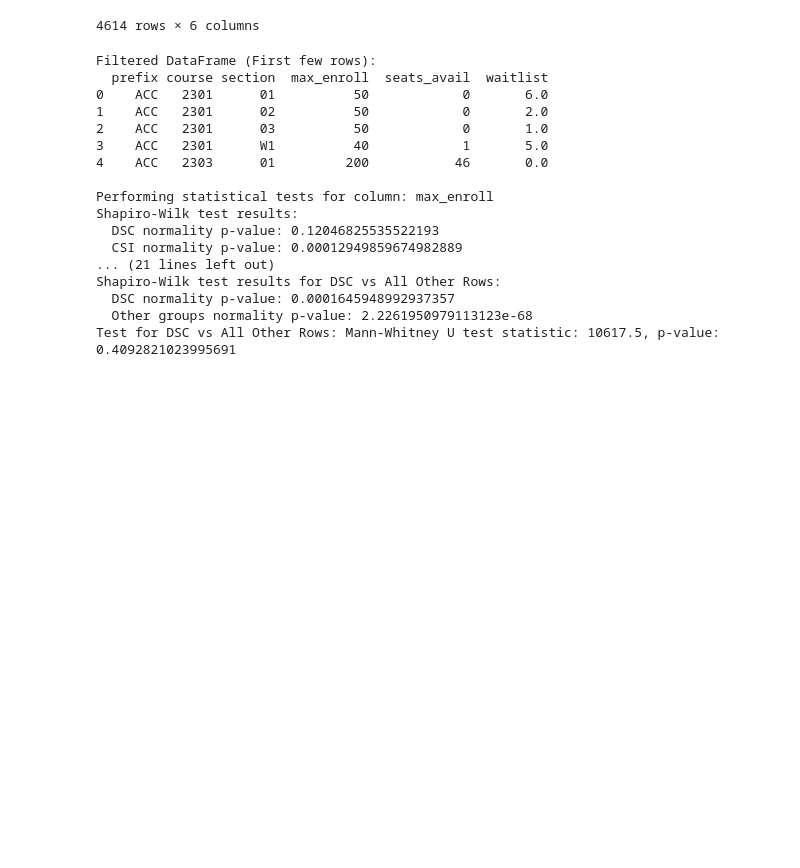
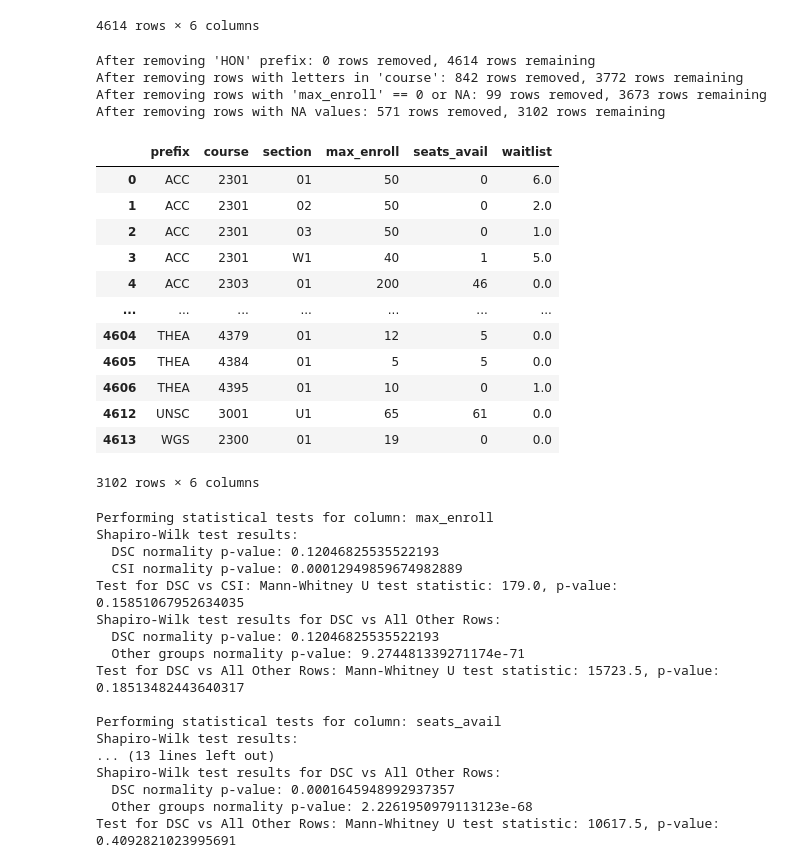
Before and after one commit to Kiron-Ang/DSC, a Jupyter notebook: basic_statistical_tests.ipynb, the cells around one changed output. Drawn from its saved outputs; the diff is of its cells as text; code cells hidden in the pictures; blank space fills up the shorter version.

Commit message:
Filter data and output rows removed at each step

```diff
--- a/basic_statistical_tests.ipynb
+++ b/basic_statistical_tests.ipynb
@@ -28,24 +28,58 @@ Python 3.10.12
 | 4612 | UNSC | 3001 | U1 | 65 | 61 | 0.0 |
 | 4613 | WGS | 2300 | 01 | 19 | 0 | 0.0 |
 4614 rows × 6 columns
+# %%
+# Step 1: Filter the DataFrame
+original_row_count = len(df)  # Track the original number of rows
+original_col_count = len(df.columns)  # Track the original number of columns
+
+# Remove rows with 'HON' prefix
+df_filtered = df[~df['prefix'].str.contains('HON')]
+removed_hon = original_row_count - len(df_filtered)
+print(f"After removing 'HON' prefix: {removed_hon} rows removed, {len(df_filtered)} rows remaining")
+
+# Remove rows with letters in 'course' column
+filtered_after_course = df_filtered[~df_filtered['course'].str.contains('[A-Za-z]', regex=True)]
+removed_course_letters = len(df_filtered) - len(filtered_after_course)
+df_filtered = filtered_after_course
+print(f"After removing rows with letters in 'course': {removed_course_letters} rows removed, {len(df_filtered)} rows remaining")
+
+# Remove rows where 'max_enroll' is 0 or NA
+filtered_after_max_enroll = df_filtered[df_filtered['max_enroll'].notna() & (df_filtered['max_enroll'] != 0)]
+removed_max_enroll_issues = len(df_filtered) - len(filtered_after_max_enroll)
+df_filtered = filtered_after_max_enroll
+print(f"After removing rows with 'max_enroll' == 0 or NA: {removed_max_enroll_issues} rows removed, {len(df_filtered)} rows remaining")
+
+# Remove any rows with NA values
+filtered_after_na = df_filtered.dropna()
+removed_na_values = len(df_filtered) - len(filtered_after_na)
+df_filtered = filtered_after_na
+print(f"After removing rows with NA values: {removed_na_values} rows removed, {len(df_filtered)} rows remaining")
+
+df_filtered
+# %% [output]
+After removing 'HON' prefix: 0 rows removed, 4614 rows remaining
+After removing rows with letters in 'course': 842 rows removed, 3772 rows remaining
+After removing rows with 'max_enroll' == 0 or NA: 99 rows removed, 3673 rows remaining
+After removing rows with NA values: 571 rows removed, 3102 rows remaining
+|  | prefix | course | section | max_enroll | seats_avail | waitlist |
+| 0 | ACC | 2301 | 01 | 50 | 0 | 6.0 |
+| 1 | ACC | 2301 | 02 | 50 | 0 | 2.0 |
+| 2 | ACC | 2301 | 03 | 50 | 0 | 1.0 |
+| 3 | ACC | 2301 | W1 | 40 | 1 | 5.0 |
+| 4 | ACC | 2303 | 01 | 200 | 46 | 0.0 |
+| ... | ... | ... | ... | ... | ... | ... |
+| 4604 | THEA | 4379 | 01 | 12 | 5 | 0.0 |
+| 4605 | THEA | 4384 | 01 | 5 | 5 | 0.0 |
+| 4606 | THEA | 4395 | 01 | 10 | 0 | 1.0 |
+| 4612 | UNSC | 3001 | U1 | 65 | 61 | 0.0 |
+| 4613 | WGS | 2300 | 01 | 19 | 0 | 0.0 |
+3102 rows × 6 columns
 # %%
-import pandas as pd
 import numpy as np
 from scipy import stats
 
-# Step 1: Filter the DataFrame
-df_filtered = df[~df['prefix'].str.contains('HON')]  # Remove 'HON' prefix
-df_filtered = df_filtered[~df_filtered['course'].str.contains('[A-Za-z]', regex=True)]  # Remove rows with letters in course
-df_filtered = df_filtered[df_filtered['max_enroll'].notna() & (df_filtered['max_enroll'] != 0)]  # Remove rows with max_enroll == 0 or empty
-
-# Step 2: Remove any rows with NA values
-df_filtered = df_filtered.dropna()  # Remove rows with any NA values
-
-# Display some rows of the filtered DataFrame for inspection
-print("Filtered DataFrame (First few rows):")
-print(df_filtered.head())
-
-# Step 3: Define function for testing each column
+# Step 2: Define function for testing each column
 def perform_stat_tests(df_filtered, column):
     # Extract rows for DSC and CSI
     df_dsc = df_filtered[df_filtered['prefix'] == 'DSC']
@@ -96,19 +130,19 @@ def perform_stat_tests(df_filtered, column):
 for column in ['max_enroll', 'seats_avail', 'waitlist']:
     perform_stat_tests(df_filtered, column)
 # %% [output]
-Filtered DataFrame (First few rows):
-  prefix course section  max_enroll  seats_avail  waitlist
-0    ACC   2301      01          50            0       6.0
-1    ACC   2301      02          50            0       2.0
-2    ACC   2301      03          50            0       1.0
-3    ACC   2301      W1          40            1       5.0
-4    ACC   2303      01         200           46       0.0
-
 Performing statistical tests for column: max_enroll
 Shapiro-Wilk test results:
   DSC normality p-value: 0.12046825535522193
   CSI normality p-value: 0.00012949859674982889
-... (21 lines left out)
+Test for DSC vs CSI: Mann-Whitney U test statistic: 179.0, p-value: 0.15851067952634035
+Shapiro-Wilk test results for DSC vs All Other Rows:
+  DSC normality p-value: 0.12046825535522193
+  Other groups normality p-value: 9.274481339271174e-71
+Test for DSC vs All Other Rows: Mann-Whitney U test statistic: 15723.5, p-value: 0.18513482443640317
+
+Performing statistical tests for column: seats_avail
+Shapiro-Wilk test results:
+... (13 lines left out)
 Shapiro-Wilk test results for DSC vs All Other Rows:
   DSC normality p-value: 0.0001645948992937357
   Other groups normality p-value: 2.2261950979113123e-68
```
